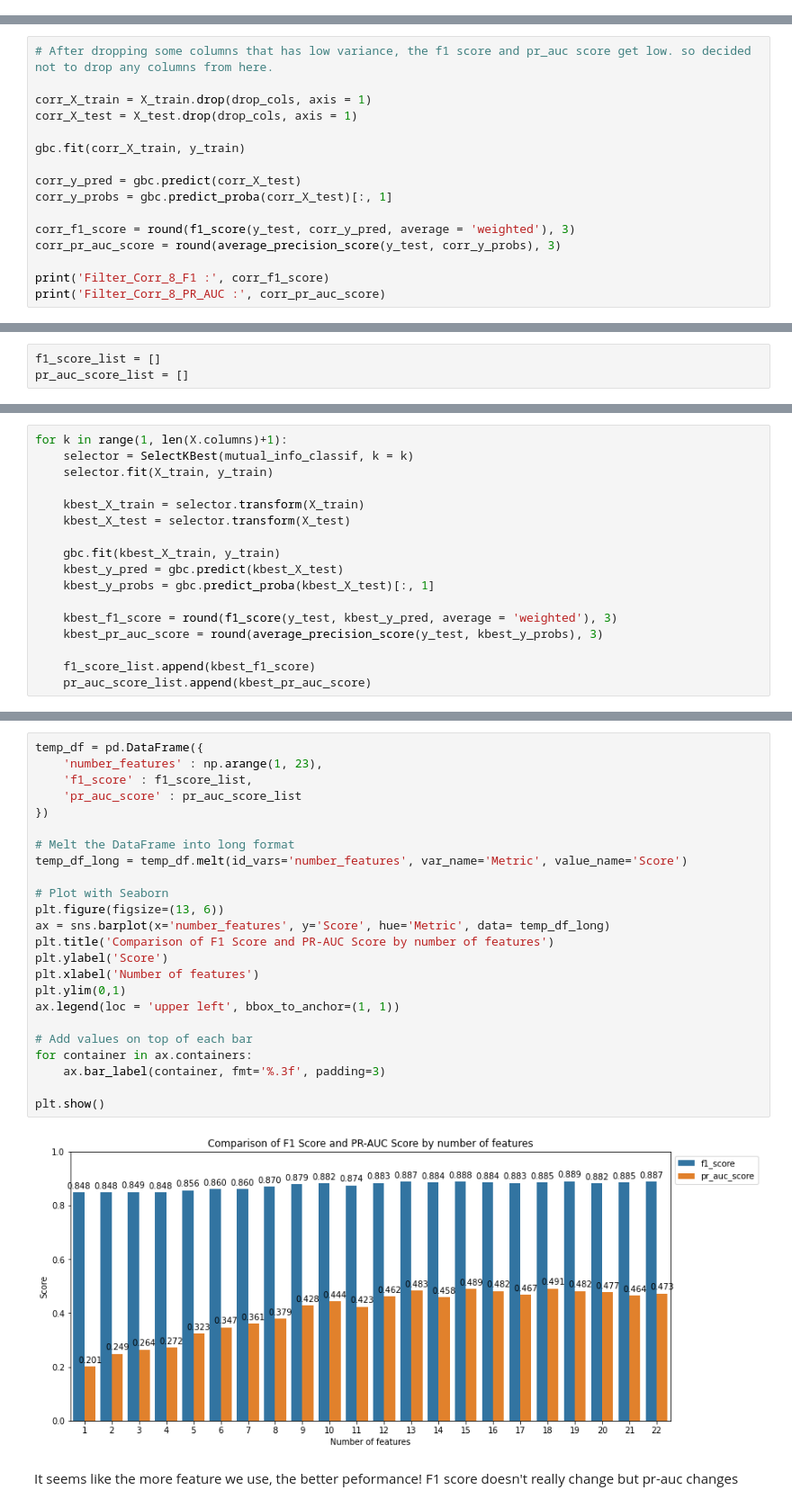
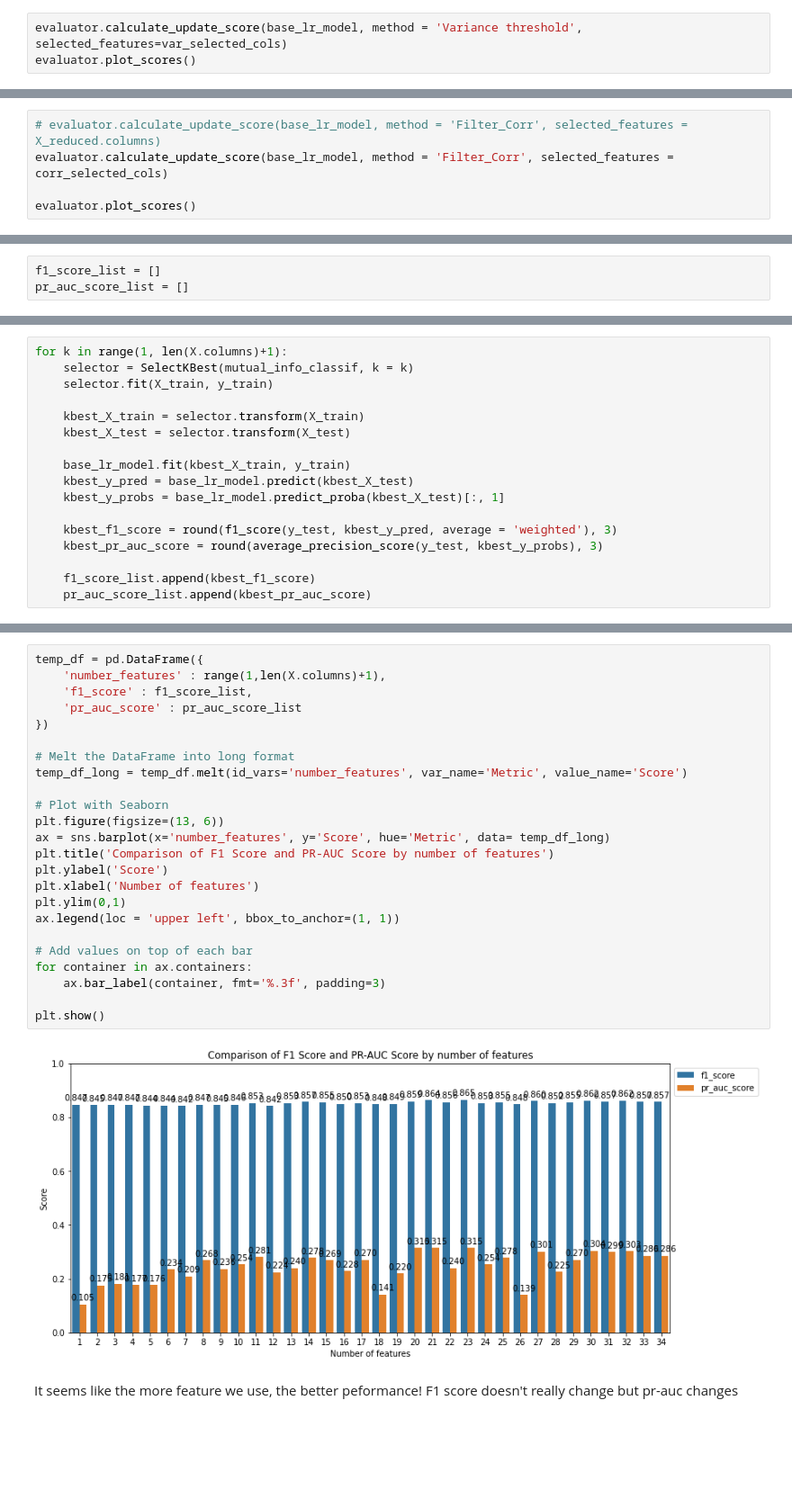
Before and after one commit to katieminjoo/Data_Engineering, a Jupyter notebook: Classification_task/Classification.ipynb, the cells around one changed output, grey strips where cells are left out. Shown at 90% size. Saved outputs shown, nothing was run; the diff lists cells and outputs as text; blank space fills up the shorter version.

```diff
--- a/Classification_task/Classification.ipynb
+++ b/Classification_task/Classification.ipynb
@@ -573,0 +480,3 @@ plt.show()
+# %%
+evaluator.calculate_update_score(base_lr_model, method = 'Variance threshold', selected_features=var_selected_cols)
+evaluator.plot_scores()
@@ -575,0 +543,5 @@ plt.show()
+# %%
+# evaluator.calculate_update_score(base_lr_model, method = 'Filter_Corr', selected_features = X_reduced.columns)
+evaluator.calculate_update_score(base_lr_model, method = 'Filter_Corr', selected_features = corr_selected_cols)
+
+evaluator.plot_scores()
@@ -627,16 +573,0 @@ corr_drop_cols = corr[abs(corr['Success']) < threshold].index.tolist()
-# %%
-# After dropping some columns that has low variance, the f1 score and pr_auc score get low. so decided not to drop any columns from here.
-
-corr_X_train = X_train.drop(drop_cols, axis = 1)
-corr_X_test = X_test.drop(drop_cols, axis = 1)
-
-gbc.fit(corr_X_train, y_train)
-
-corr_y_pred = gbc.predict(corr_X_test)
-corr_y_probs = gbc.predict_proba(corr_X_test)[:, 1]
-
-corr_f1_score = round(f1_score(y_test, corr_y_pred, average = 'weighted'), 3)
-corr_pr_auc_score = round(average_precision_score(y_test, corr_y_probs), 3)
-
-print('Filter_Corr_8_F1 :', corr_f1_score)
-print('Filter_Corr_8_PR_AUC :', corr_pr_auc_score)
@@ -687,9 +591,9 @@ for k in range(1, len(X.columns)+1):
     kbest_X_train = selector.transform(X_train)
     kbest_X_test = selector.transform(X_test)
 
-    gbc.fit(kbest_X_train, y_train)
-    kbest_y_pred = gbc.predict(kbest_X_test)
-    kbest_y_probs = gbc.predict_proba(kbest_X_test)[:, 1]
+    base_lr_model.fit(kbest_X_train, y_train)
+    kbest_y_pred = base_lr_model.predict(kbest_X_test)
+    kbest_y_probs = base_lr_model.predict_proba(kbest_X_test)[:, 1]
 
     kbest_f1_score = round(f1_score(y_test, kbest_y_pred, average = 'weighted'), 3)
     kbest_pr_auc_score = round(average_precision_score(y_test, kbest_y_probs), 3)
@@ -699,29 +621,29 @@ for k in range(1, len(X.columns)+1):
 # %%
 temp_df = pd.DataFrame({
-    'number_features' : np.arange(1, 23),
+    'number_features' : range(1,len(X.columns)+1),
     'f1_score' : f1_score_list,
     'pr_auc_score' : pr_auc_score_list
 })
 
 # Melt the DataFrame into long format
 temp_df_long = temp_df.melt(id_vars='number_features', var_name='Metric', value_name='Score')
 
 # Plot with Seaborn
 plt.figure(figsize=(13, 6))
 ax = sns.barplot(x='number_features', y='Score', hue='Metric', data= temp_df_long)
 plt.title('Comparison of F1 Score and PR-AUC Score by number of features')
 plt.ylabel('Score')
 plt.xlabel('Number of features')
 plt.ylim(0,1)
 ax.legend(loc = 'upper left', bbox_to_anchor=(1, 1))
 
 # Add values on top of each bar
 for container in ax.containers:
     ax.bar_label(container, fmt='%.3f', padding=3)
 
 plt.show()
 # %% [output]
-[figure, old version]
+[figure, new version]
 # %% [markdown]
 It seems like the more feature we use, the better peformance!
 F1 score doesn't really change but pr-auc changes
```
Also changed, not shown: parts of 54 cells of this notebook, 1 other file.
